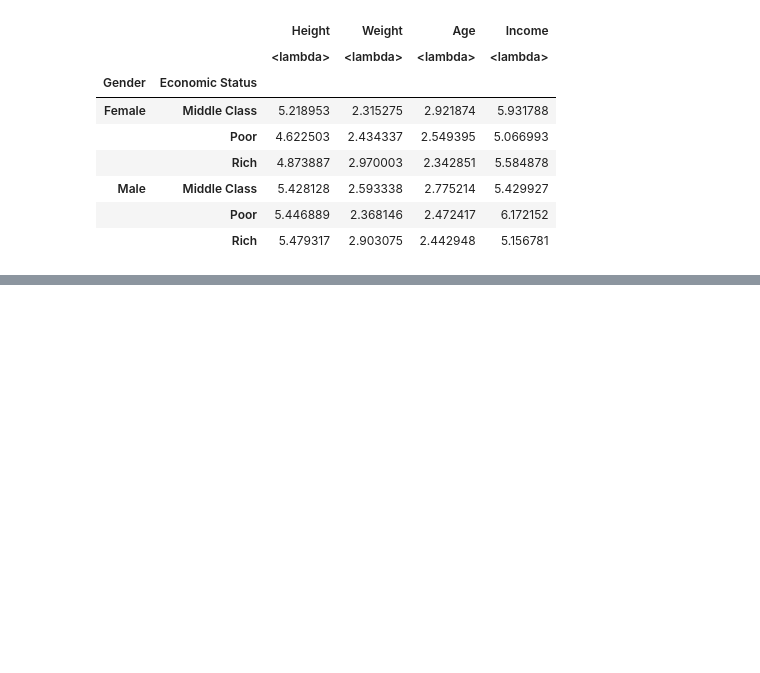
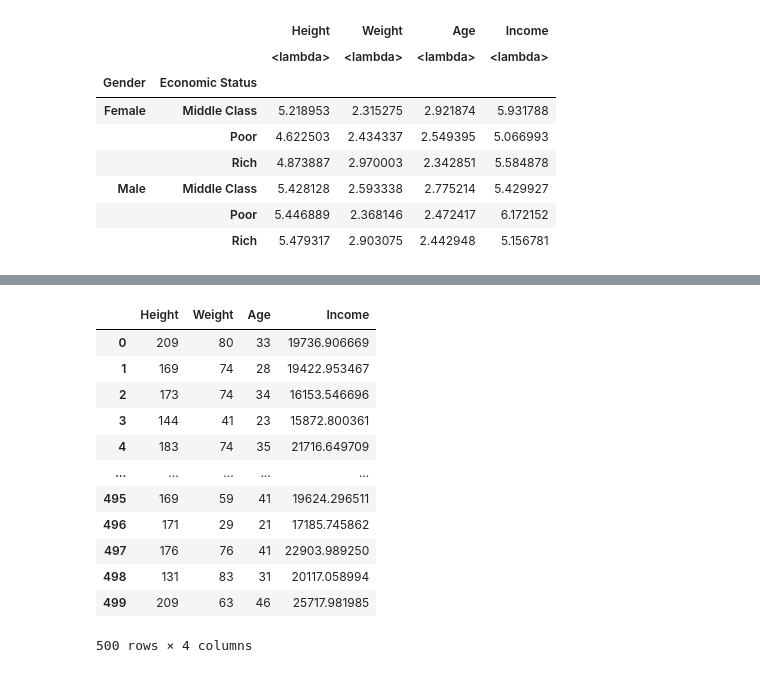
Before and after one commit to diego19508/python-ml-course, a Jupyter notebook: Course/T2 - 3 - Data Cleaning - Agrupacion de datos.ipynb, the cells around one changed output, grey strips where cells are left out. Saved outputs shown, nothing was run; the diff lists cells and outputs as text; code cells hidden in the pictures; blank space fills up the shorter version.

```diff
--- a/Course/T2 - 3 - Data Cleaning - Agrupacion de datos.ipynb
+++ b/Course/T2 - 3 - Data Cleaning - Agrupacion de datos.ipynb
@@ -257,0 +302,18 @@ double_group.aggregate([lambda x: np.mean(x)/np.std(x)])
+# %%
+fill_na_mean = lambda x : x.fillna(x.mean())
+# %%
+double_group.transform(fill_na_mean)
+# %% [output]
+|  | Height | Weight | Age | Income |
+| 0 | 209 | 80 | 33 | 19736.906669 |
+| 1 | 169 | 74 | 28 | 19422.953467 |
+| 2 | 173 | 74 | 34 | 16153.546696 |
+| 3 | 144 | 41 | 23 | 15872.800361 |
+| 4 | 183 | 74 | 35 | 21716.649709 |
+| ... | ... | ... | ... | ... |
+| 495 | 169 | 59 | 41 | 19624.296511 |
+| 496 | 171 | 29 | 21 | 17185.745862 |
+| 497 | 176 | 76 | 41 | 22903.989250 |
+| 498 | 131 | 83 | 31 | 20117.058994 |
+| 499 | 209 | 63 | 46 | 25717.981985 |
+500 rows × 4 columns
```
Also changed, not shown: parts of 19 cells of this notebook.
